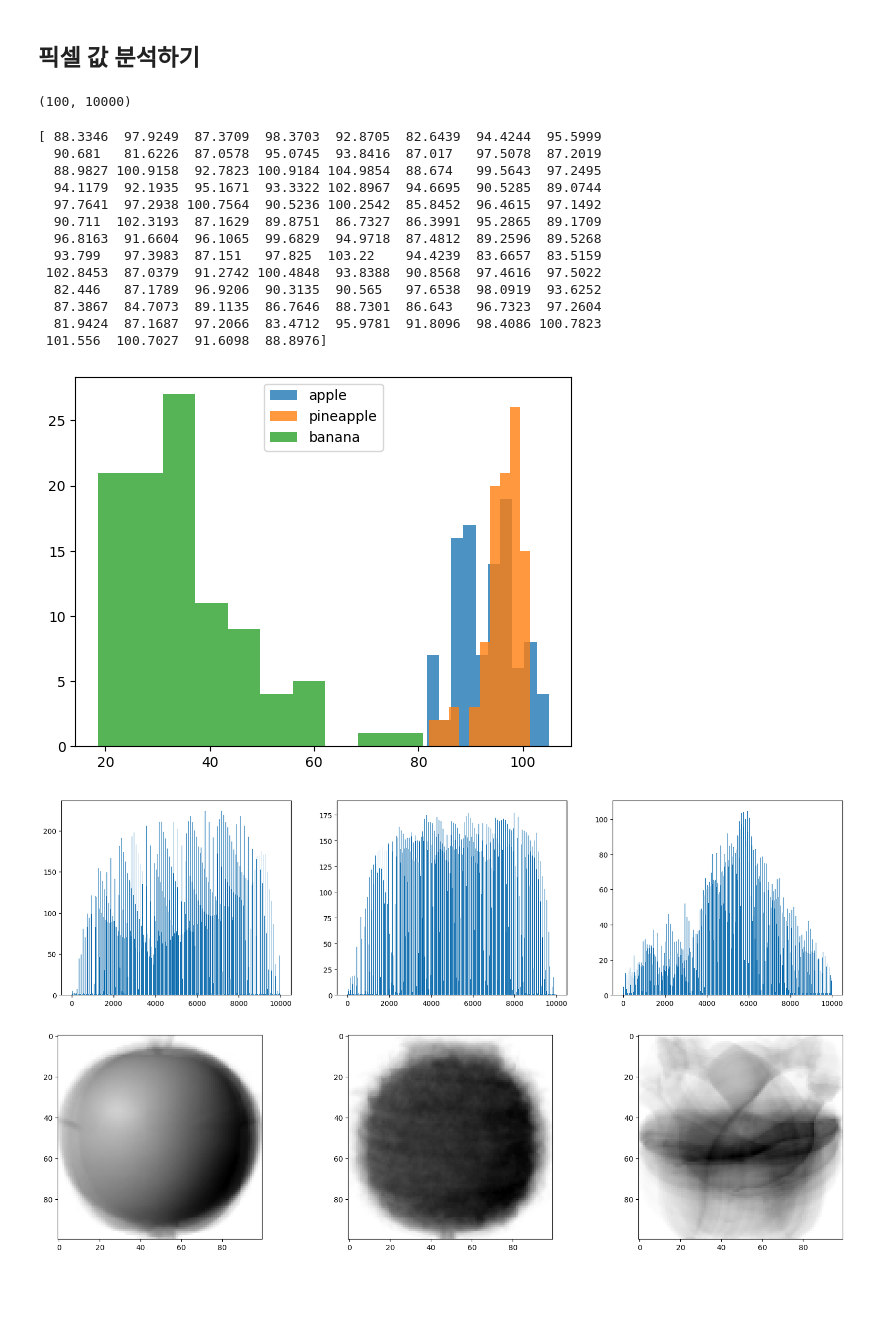
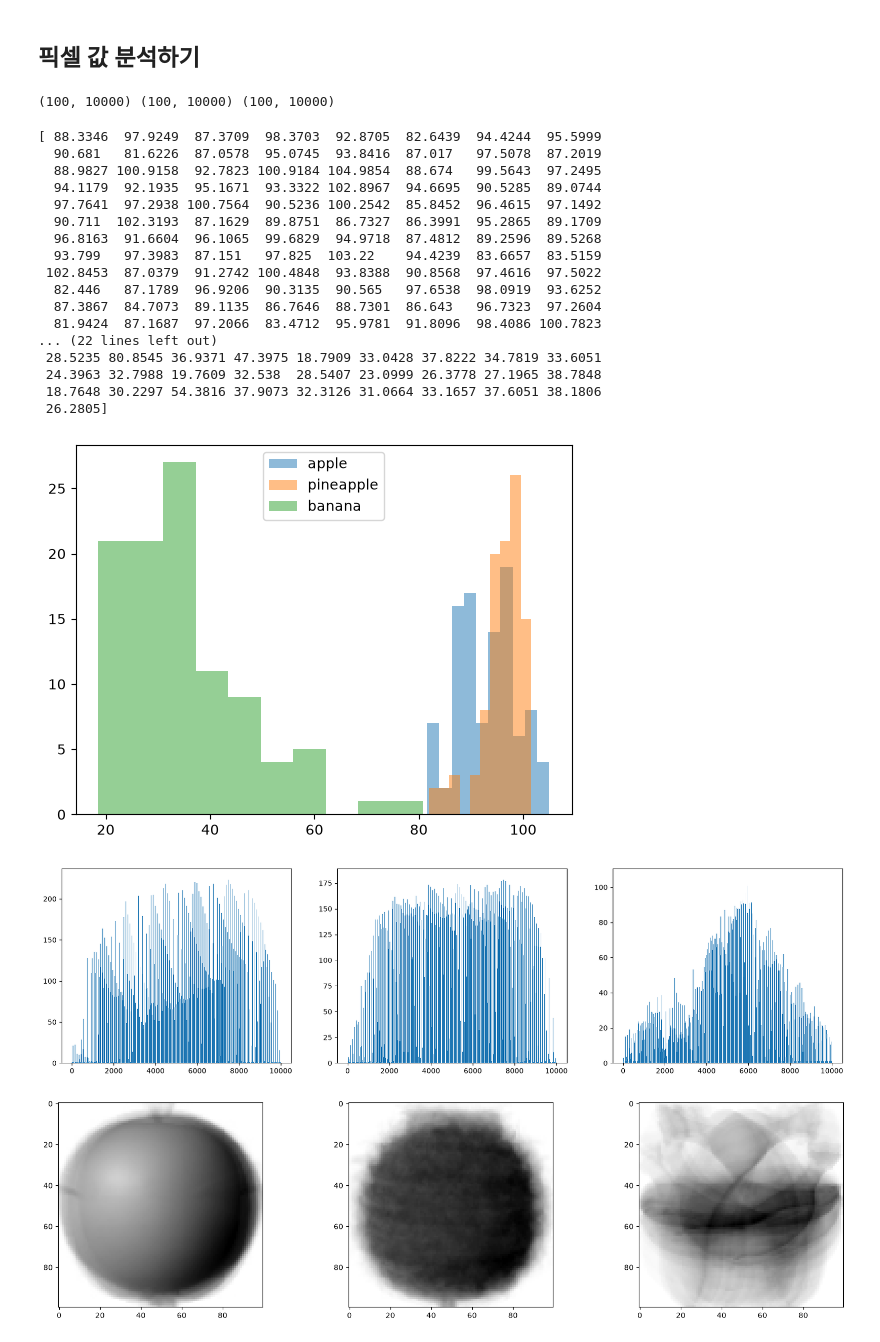
Before and after one commit to a1ljmook/Inflearn-hg-mldl, a Jupyter notebook: 6-1.ipynb, the cells around one changed output. Saved outputs shown, nothing was run; the diff lists cells and outputs as text; code cells hidden in the pictures; blank space fills up the shorter version.

```diff
--- a/6-1.ipynb
+++ b/6-1.ipynb
@@ -39,12 +39,13 @@ plt.show()
 apple = fruits[0:100].reshape(-1, 100*100)
 pineapple = fruits[100:200].reshape(-1, 100*100)
 banana = fruits[200:300].reshape(-1, 100*100)
+print(apple.shape, pineapple.shape, banana.shape)
+# %% [output]
+(100, 10000) (100, 10000) (100, 10000)
-# %%
-print(apple.shape)
-# %% [output]
-(100, 10000)
 # %%
 print(apple.mean(axis=1))
+print(pineapple.mean(axis=1))
+print(banana.mean(axis=1))
 # %% [output]
 [ 88.3346  97.9249  87.3709  98.3703  92.8705  82.6439  94.4244  95.5999
   90.681   81.6226  87.0578  95.0745  93.8416  87.017   97.5078  87.2019
@@ -58,23 +59,27 @@ print(apple.mean(axis=1))
   82.446   87.1789  96.9206  90.3135  90.565   97.6538  98.0919  93.6252
   87.3867  84.7073  89.1135  86.7646  88.7301  86.643   96.7323  97.2604
   81.9424  87.1687  97.2066  83.4712  95.9781  91.8096  98.4086 100.7823
- 101.556  100.7027  91.6098  88.8976]
+... (22 lines left out)
+ 28.5235 80.8545 36.9371 47.3975 18.7909 33.0428 37.8222 34.7819 33.6051
+ 24.3963 32.7988 19.7609 32.538  28.5407 23.0999 26.3778 27.1965 38.7848
+ 18.7648 30.2297 54.3816 37.9073 32.3126 31.0664 33.1657 37.6051 38.1806
+ 26.2805]
 # %%
-plt.hist(np.mean(apple, axis=1), alpha=0.8)
-plt.hist(np.mean(pineapple, axis=1), alpha=0.8)
-plt.hist(np.mean(banana, axis=1), alpha=0.8)
+plt.hist(np.mean(apple, axis=1), alpha=0.5)
+plt.hist(np.mean(pineapple, axis=1), alpha=0.5)
+plt.hist(np.mean(banana, axis=1), alpha=0.5)
 plt.legend(['apple', 'pineapple', 'banana'])
 plt.show()
 # %% [output]
-[figure, old version]
+[figure, new version]
 # %%
-fig, axs = plt.subplots(1, 3, figsize=(20, 5))
-axs[0].bar(range(10000), np.mean(apple, axis=0))
-axs[1].bar(range(10000), np.mean(pineapple, axis=0))
-axs[2].bar(range(10000), np.mean(banana, axis=0))
+fig, axes = plt.subplots(1, 3, figsize=(20, 5))
+axes[0].bar(range(100*100), np.mean(apple, axis=0))
+axes[1].bar(range(100*100), np.mean(pineapple, axis=0))
+axes[2].bar(range(100*100), np.mean(banana, axis=0))
 plt.show()
 # %% [output]
-[figure, old version]
+[figure, new version]
 # %%
 apple_mean = np.mean(apple, axis=0).reshape(100, 100)
 pineapple_mean = np.mean(pineapple, axis=0).reshape(100, 100)
```
Also changed, not shown: parts of 5 cells of this notebook, 1 other file.
